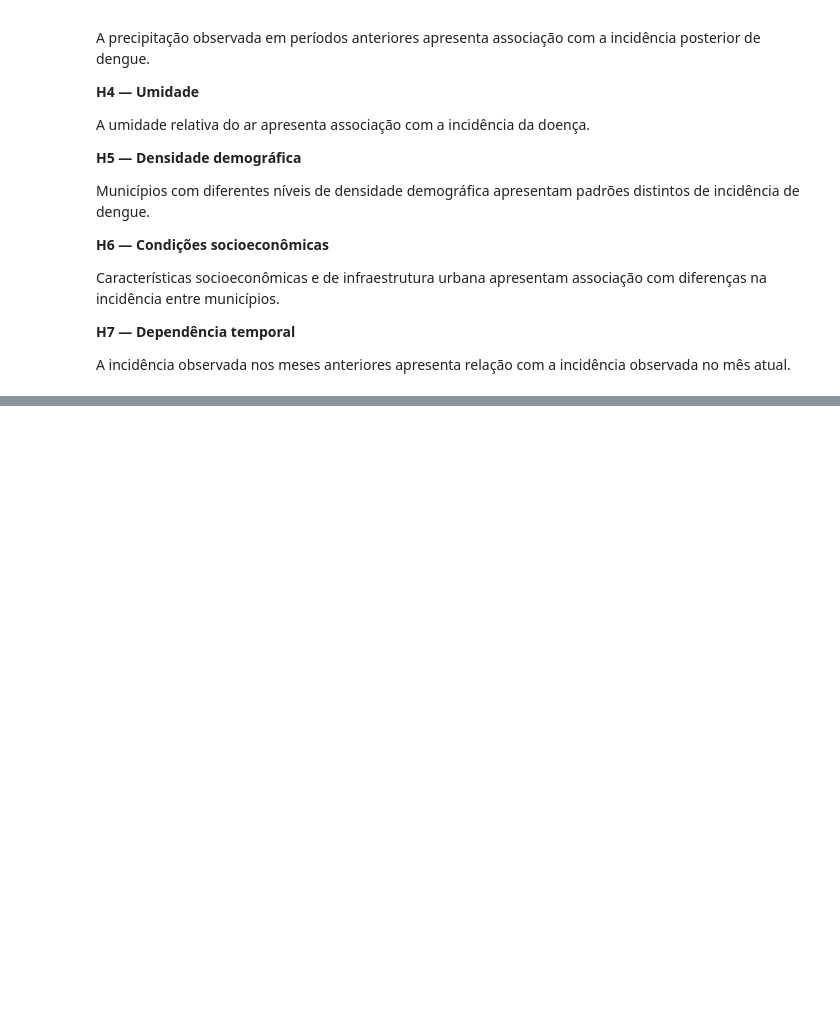
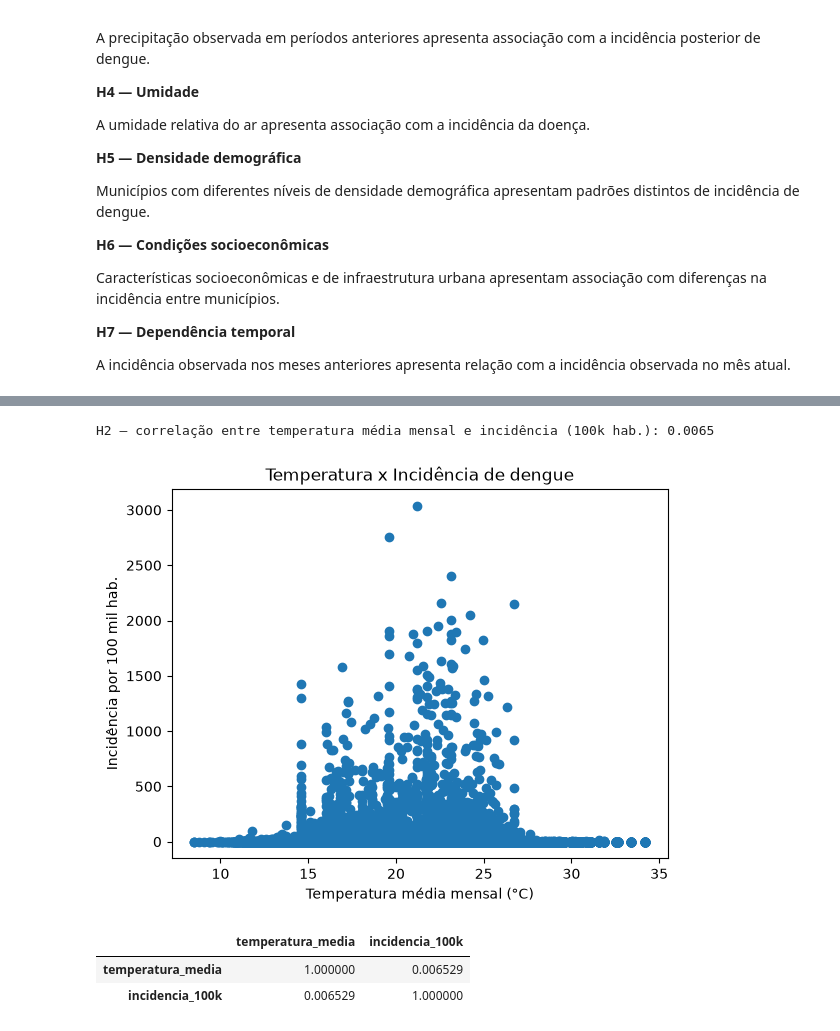
Before and after one commit to EmersonComar/planejamento_gestao_projetos, a Jupyter notebook: notebooks/notebook_eda_dengue.ipynb, the cells around one changed output, grey strips where cells are left out. Cells and saved outputs as stored; diff of their text form; code cells hidden in the pictures; blank space fills up the shorter version.

```diff
--- a/notebooks/notebook_eda_dengue.ipynb
+++ b/notebooks/notebook_eda_dengue.ipynb
@@ -267,0 +901,17 @@ print(
+# %%
+corr_temp = df_analitica[["temperatura_media", "incidencia_100k"]].corr().iloc[0, 1]
+print(f"H2 — correlação entre temperatura média mensal e incidência (100k hab.): {corr_temp:.4f}")
+
+plt.scatter(df_analitica["temperatura_media"], df_analitica["incidencia_100k"])
+plt.xlabel("Temperatura média mensal (°C)")
+plt.ylabel("Incidência por 100 mil hab.")
+plt.title("Temperatura x Incidência de dengue")
+plt.show()
+
+df_analitica[["temperatura_media", "incidencia_100k"]].corr()
+# %% [output]
+H2 — correlação entre temperatura média mensal e incidência (100k hab.): 0.0065
+[figure, added]
+|  | temperatura_media | incidencia_100k |
+| temperatura_media | 1.000000 | 0.006529 |
+| incidencia_100k | 0.006529 | 1.000000 |
```
Also changed, not shown: parts of 46 cells of this notebook, 9 other files.
